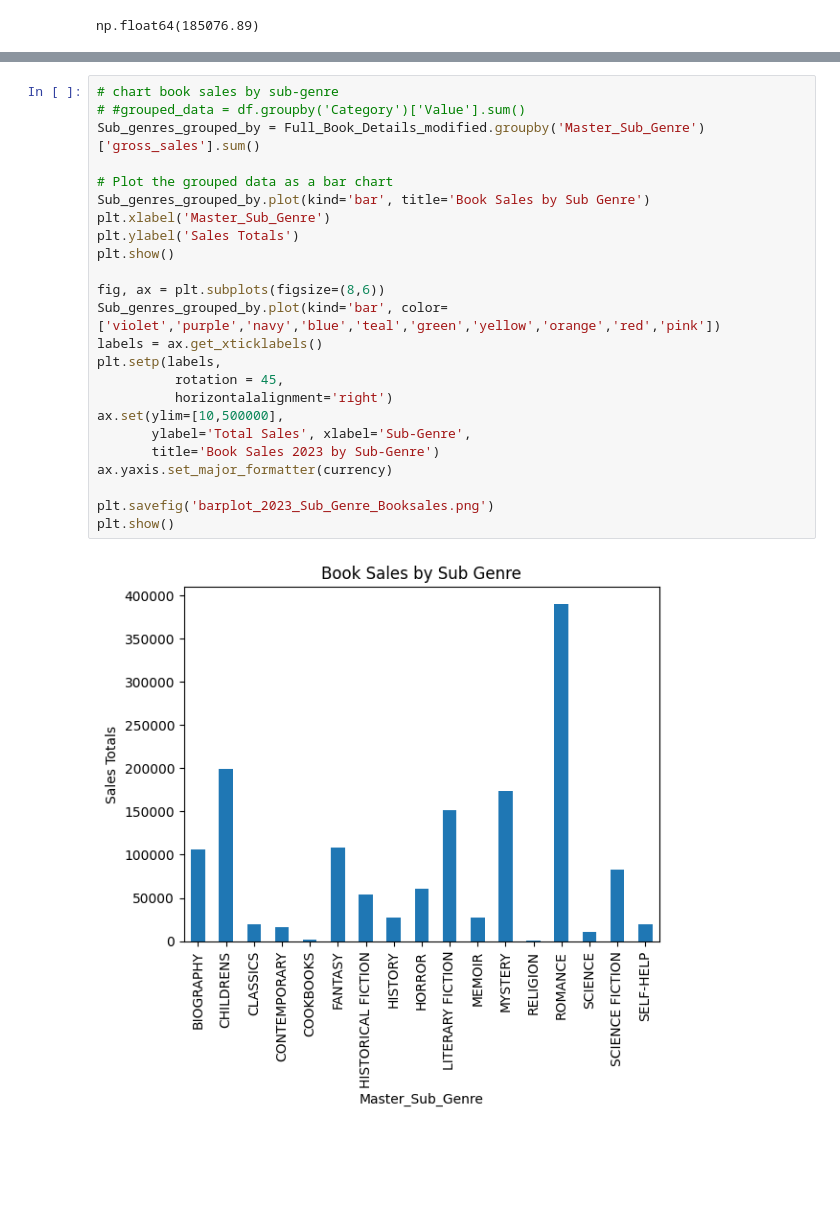
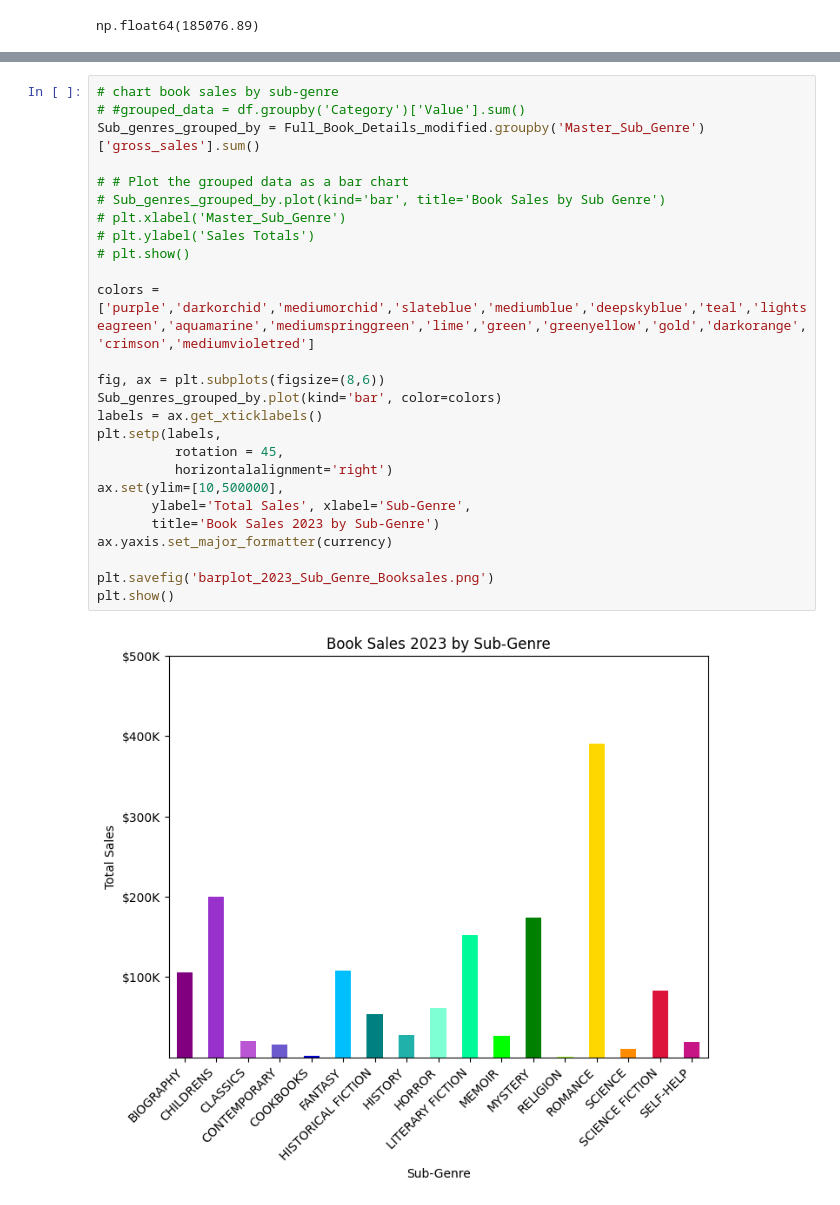
Before and after one commit to ammabe1/Publish-Me---Release-Assistant, a Jupyter notebook: Publish_Me Release_Assistant.ipynb, the cells around one changed output, grey strips where cells are left out. Saved outputs shown, nothing was run; the diff lists cells and outputs as text; blank space fills up the shorter version.

```diff
--- a/Publish_Me Release_Assistant.ipynb
+++ b/Publish_Me Release_Assistant.ipynb
@@ -608,26 +652,28 @@ plt.show()
 # %%
 # chart book sales by sub-genre
 # #grouped_data = df.groupby('Category')['Value'].sum()
 Sub_genres_grouped_by = Full_Book_Details_modified.groupby('Master_Sub_Genre')['gross_sales'].sum()
 
-# Plot the grouped data as a bar chart
-Sub_genres_grouped_by.plot(kind='bar', title='Book Sales by Sub Genre')
-plt.xlabel('Master_Sub_Genre')
-plt.ylabel('Sales Totals')
-plt.show()
+# # Plot the grouped data as a bar chart
+# Sub_genres_grouped_by.plot(kind='bar', title='Book Sales by Sub Genre')
+# plt.xlabel('Master_Sub_Genre')
+# plt.ylabel('Sales Totals')
+# plt.show()
+
+colors = ['purple','darkorchid','mediumorchid','slateblue','mediumblue','deepskyblue','teal','lightseagreen','aquamarine','mediumspringgreen','lime','green','greenyellow','gold','darkorange','crimson','mediumvioletred']
 
 fig, ax = plt.subplots(figsize=(8,6))
-Sub_genres_grouped_by.plot(kind='bar', color=['violet','purple','navy','blue','teal','green','yellow','orange','red','pink'])
+Sub_genres_grouped_by.plot(kind='bar', color=colors)
 labels = ax.get_xticklabels()
 plt.setp(labels,
           rotation = 45,
           horizontalalignment='right')
 ax.set(ylim=[10,500000],
        ylabel='Total Sales', xlabel='Sub-Genre',
        title='Book Sales 2023 by Sub-Genre')
 ax.yaxis.set_major_formatter(currency)
 
 plt.savefig('barplot_2023_Sub_Genre_Booksales.png')
 plt.show()
 # %% [output]
-[figure, old version]
+[figure, new version]
```
Also changed, not shown: parts of 6 cells of this notebook.
